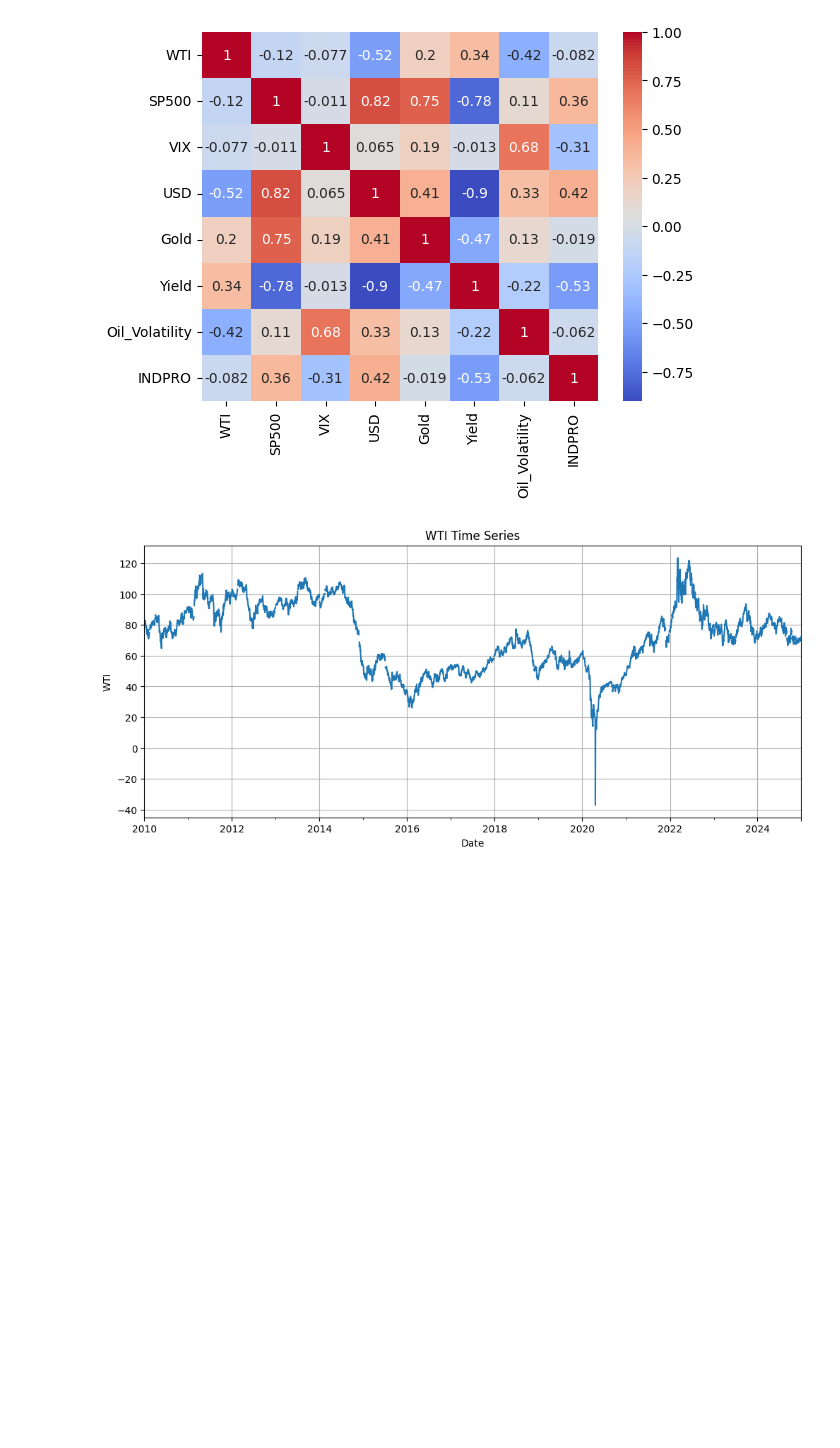
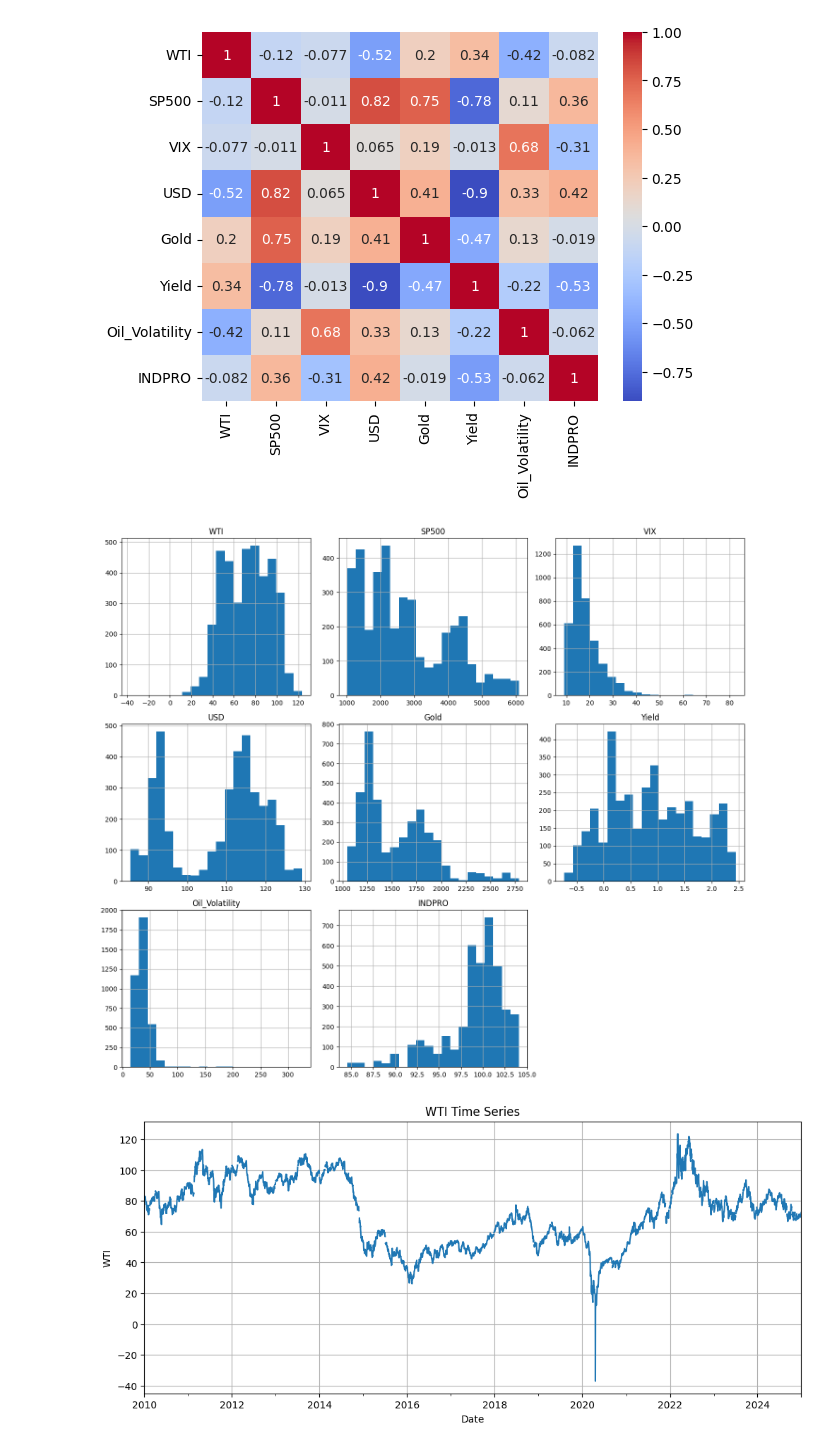
Before and after one commit to Carlson29/Crude-Oil-Prices-Model, a Jupyter notebook: code Files/oil_prediction.ipynb, the cells around one changed output. Saved outputs shown, nothing was run; the diff lists cells and outputs as text; code cells hidden in the pictures; blank space fills up the shorter version.

Commit message:
creating new trend plots

```diff
--- a/code Files/oil_prediction.ipynb
+++ b/code Files/oil_prediction.ipynb
@@ -278,6 +278,12 @@ sns.heatmap(corr, annot=True, cmap='coolwarm')
 plt.show()
 # %% [output]
 [figure]
+# %%
+data.hist(figsize=(14,12), bins=20)
+plt.tight_layout()
+plt.show()
+# %% [output]
+[figure, added]
 # %%
 for col in data.columns:
     plt.figure(figsize=(12, 5))
```
Also changed, not shown: parts of 2 cells of this notebook.
